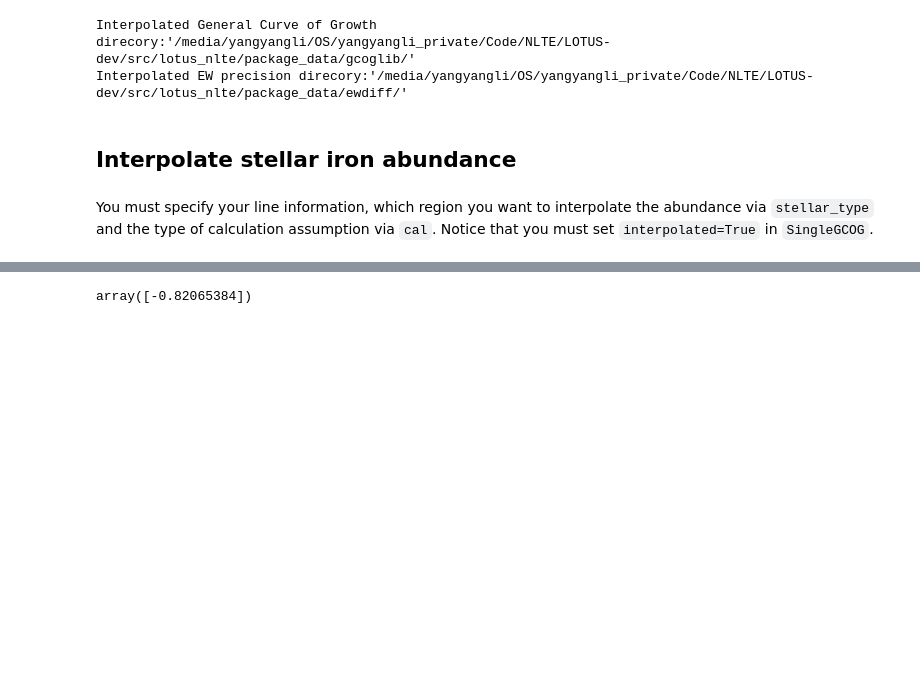
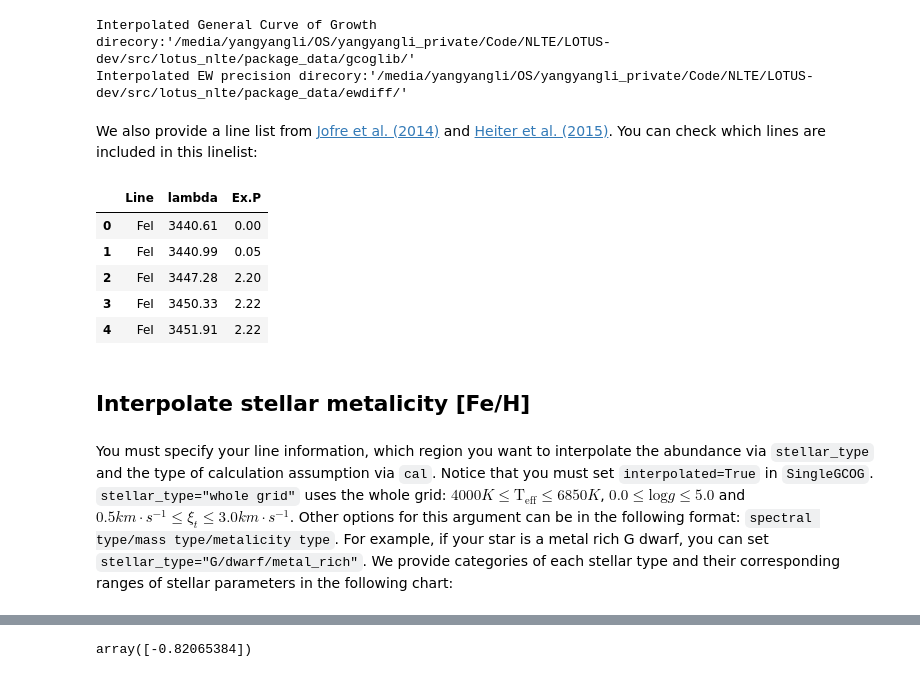
Before and after one commit to Li-Yangyang/LOTUS, a Jupyter notebook: doc/tutorials/quickstart.ipynb, the cells around one changed output, grey strips where cells are left out. Drawn from its saved outputs; the diff is of its cells as text; code cells hidden in the pictures; blank space fills up the shorter version.

```diff
--- a/doc/tutorials/quickstart.ipynb
+++ b/doc/tutorials/quickstart.ipynb
@@ -16,7 +16,23 @@ print(f"Interpolated EW precision direcory:'{lotus_nlte.config.EWDIFF_DIR}'")
 # %% [output]
 Interpolated General Curve of Growth direcory:'/media/yangyangli/OS/yangyangli_private/Code/NLTE/LOTUS-dev/src/lotus_nlte/package_data/gcoglib/'
 Interpolated EW precision direcory:'/media/yangyangli/OS/yangyangli_private/Code/NLTE/LOTUS-dev/src/lotus_nlte/package_data/ewdiff/'
+# %% [markdown]
+We also provide a line list from [Jofre et al. (2014)](https://www.aanda.org/articles/aa/abs/2014/04/aa22440-13/aa22440-13.html) and [Heiter et al. (2015)](https://www.aanda.org/articles/aa/abs/2015/10/aa26319-15/aa26319-15.html). You can check which lines are included in this linelist:
+# %%
+import pandas as pd
+import os
+fp = os.path.dirname(os.path.realpath(lotus_nlte.__file__))
+obs_path = fp + "/package_data/linelist/final.linelist"
+linelist = pd.read_csv(obs_path)
+linelist.head()#showing first 5 lines
+# %% [output]
+|  | Line | lambda | Ex.P |
+| 0 | FeI | 3440.61 | 0.00 |
+| 1 | FeI | 3440.99 | 0.05 |
+| 2 | FeI | 3447.28 | 2.20 |
+| 3 | FeI | 3450.33 | 2.22 |
+| 4 | FeI | 3451.91 | 2.22 |
 # %% [markdown]
-## Interpolate stellar iron abundance
+## Interpolate stellar metalicity [Fe/H]
 # %% [markdown]
-You must specify your line information, which region you want to interpolate the abundance via ``stellar_type`` and the type of calculation assumption via ``cal``. Notice that you must set ``interpolated=True`` in ``SingleGCOG``.
+You must specify your line information, which region you want to interpolate the abundance via ``stellar_type`` and the type of calculation assumption via ``cal``. Notice that you must set ``interpolated=True`` in ``SingleGCOG``. ``stellar_type="whole grid"`` uses the whole grid: $4000 K \leqslant \mathrm{T}_\mathrm{eff} \leqslant 6850 K$, $0.0 \leqslant \mathrm{log}\mathit{g} \leqslant 5.0$ and $0.5 km\cdot s^{-1} \leqslant \xi_t \leqslant 3.0 km\cdot s^{-1}$. Other options for this argument can be in the following format: ``spectral type/mass type/metalicity type``. For example, if your star is a metal rich G dwarf, you can set ``stellar_type="G/dwarf/metal_rich"``. We provide categories of each stellar type and their corresponding ranges of stellar parameters in the following chart:
```
Also changed, not shown: parts of 17 cells of this notebook, 1 other file.
